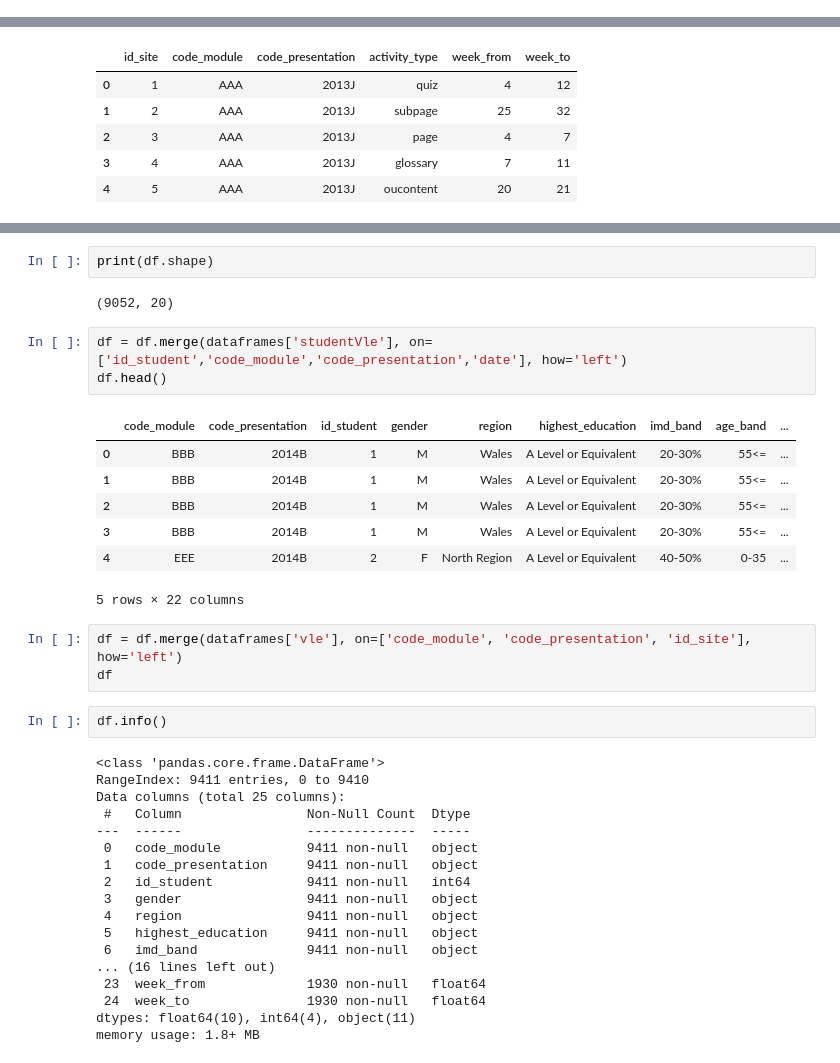
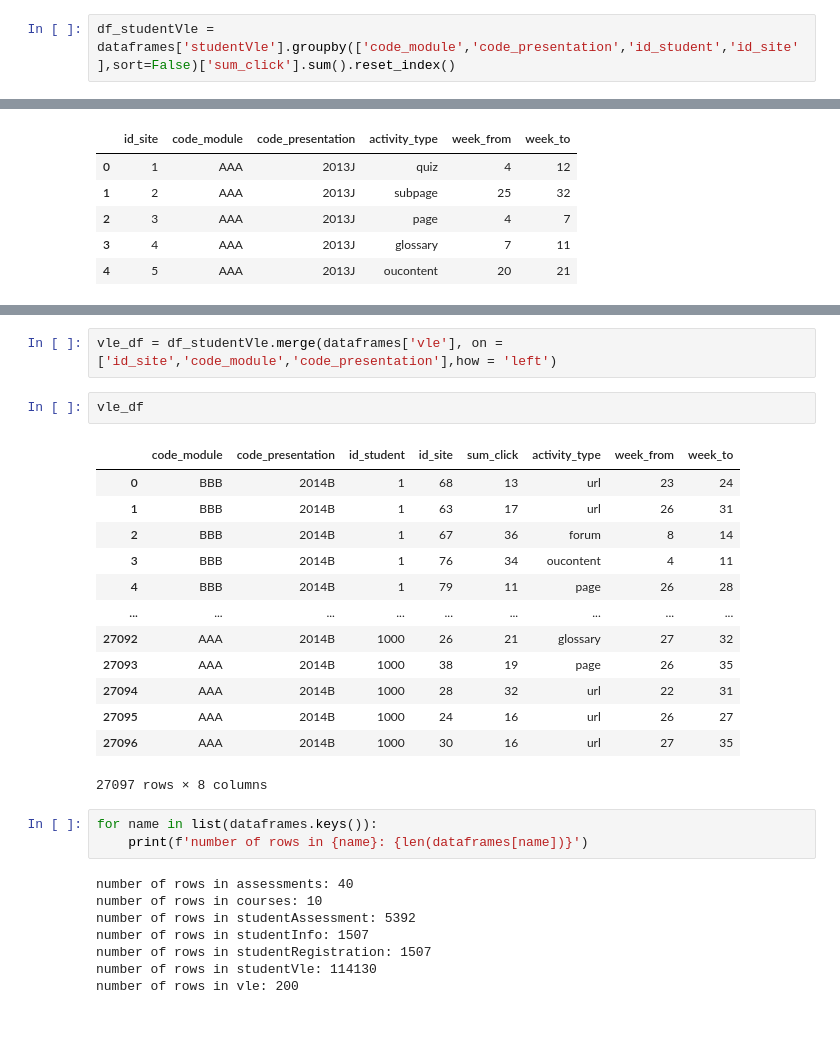
Before and after one commit to AndaniAfrica/data_science_assesment, a Jupyter notebook: assessment_notebook.ipynb, the cells around one changed output, grey strips where cells are left out. Drawn from its saved outputs; the diff is of its cells as text; blank space fills up the shorter version.

```diff
--- a/assessment_notebook.ipynb
+++ b/assessment_notebook.ipynb
@@ -78,0 +93,2 @@ dataframes['studentVle'].head()
+# %%
+df_studentVle = dataframes['studentVle'].groupby(['code_module','code_presentation','id_student','id_site'],sort=False)['sum_click'].sum().reset_index()
@@ -167,38 +146,29 @@ Index(['code_module', 'code_presentation', 'id_student', 'gender', 'region',
-# %%
-print(df.shape)
-# %% [output]
-(9052, 20)
-# %%
-df = df.merge(dataframes['studentVle'], on=['id_student','code_module','code_presentation','date'], how='left')
-df.head()
-# %% [output]
-|  | code_module | code_presentation | id_student | gender | region | highest_education | imd_band | age_band | ... |
-| 0 | BBB | 2014B | 1 | M | Wales | A Level or Equivalent | 20-30% | 55<= | ... |
-| 1 | BBB | 2014B | 1 | M | Wales | A Level or Equivalent | 20-30% | 55<= | ... |
-| 2 | BBB | 2014B | 1 | M | Wales | A Level or Equivalent | 20-30% | 55<= | ... |
-| 3 | BBB | 2014B | 1 | M | Wales | A Level or Equivalent | 20-30% | 55<= | ... |
-| 4 | EEE | 2014B | 2 | F | North Region | A Level or Equivalent | 40-50% | 0-35 | ... |
-5 rows × 22 columns
-# %%
-df = df.merge(dataframes['vle'], on=['code_module', 'code_presentation', 'id_site'], how='left')
-df
-# %%
-df.info()
-# %% [output]
-<class 'pandas.core.frame.DataFrame'>
-RangeIndex: 9411 entries, 0 to 9410
-Data columns (total 25 columns):
- #   Column                Non-Null Count  Dtype
----  ------                --------------  -----
- 0   code_module           9411 non-null   object
- 1   code_presentation     9411 non-null   object
- 2   id_student            9411 non-null   int64
- 3   gender                9411 non-null   object
- 4   region                9411 non-null   object
- 5   highest_education     9411 non-null   object
- 6   imd_band              9411 non-null   object
-... (16 lines left out)
- 23  week_from             1930 non-null   float64
- 24  week_to               1930 non-null   float64
-dtypes: float64(10), int64(4), object(11)
-memory usage: 1.8+ MB
+# %%
+vle_df = df_studentVle.merge(dataframes['vle'], on = ['id_site','code_module','code_presentation'],how = 'left')
+# %%
+vle_df
+# %% [output]
+|  | code_module | code_presentation | id_student | id_site | sum_click | activity_type | week_from | week_to |
+| 0 | BBB | 2014B | 1 | 68 | 13 | url | 23 | 24 |
+| 1 | BBB | 2014B | 1 | 63 | 17 | url | 26 | 31 |
+| 2 | BBB | 2014B | 1 | 67 | 36 | forum | 8 | 14 |
+| 3 | BBB | 2014B | 1 | 76 | 34 | oucontent | 4 | 11 |
+| 4 | BBB | 2014B | 1 | 79 | 11 | page | 26 | 28 |
+| ... | ... | ... | ... | ... | ... | ... | ... | ... |
+| 27092 | AAA | 2014B | 1000 | 26 | 21 | glossary | 27 | 32 |
+| 27093 | AAA | 2014B | 1000 | 38 | 19 | page | 26 | 35 |
+| 27094 | AAA | 2014B | 1000 | 28 | 32 | url | 22 | 31 |
+| 27095 | AAA | 2014B | 1000 | 24 | 16 | url | 26 | 27 |
+| 27096 | AAA | 2014B | 1000 | 30 | 16 | url | 27 | 35 |
+27097 rows × 8 columns
+# %%
+for name in list(dataframes.keys()):
+    print(f'number of rows in {name}: {len(dataframes[name])}')
+# %% [output]
+number of rows in assessments: 40
+number of rows in courses: 10
+number of rows in studentAssessment: 5392
+number of rows in studentInfo: 1507
+number of rows in studentRegistration: 1507
+number of rows in studentVle: 114130
+number of rows in vle: 200
```
Also changed, not shown: parts of 45 cells of this notebook.
